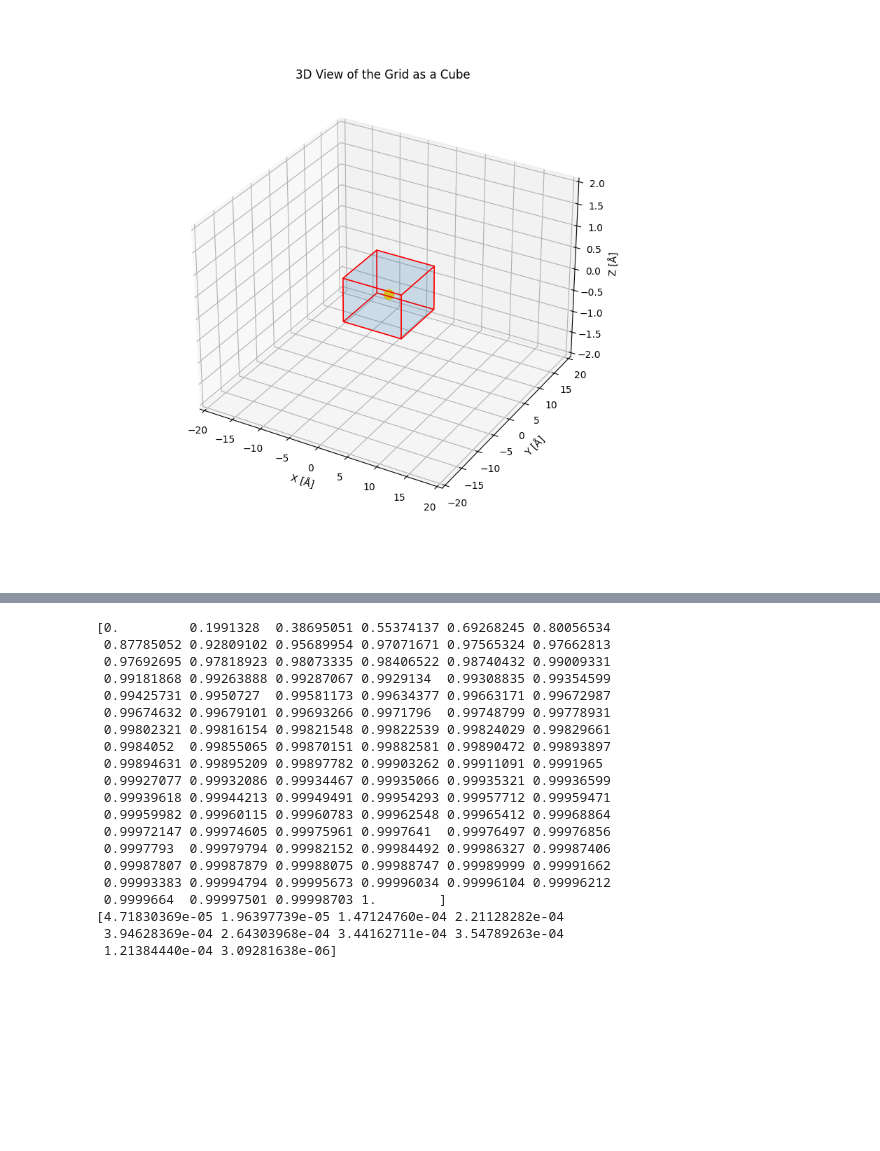
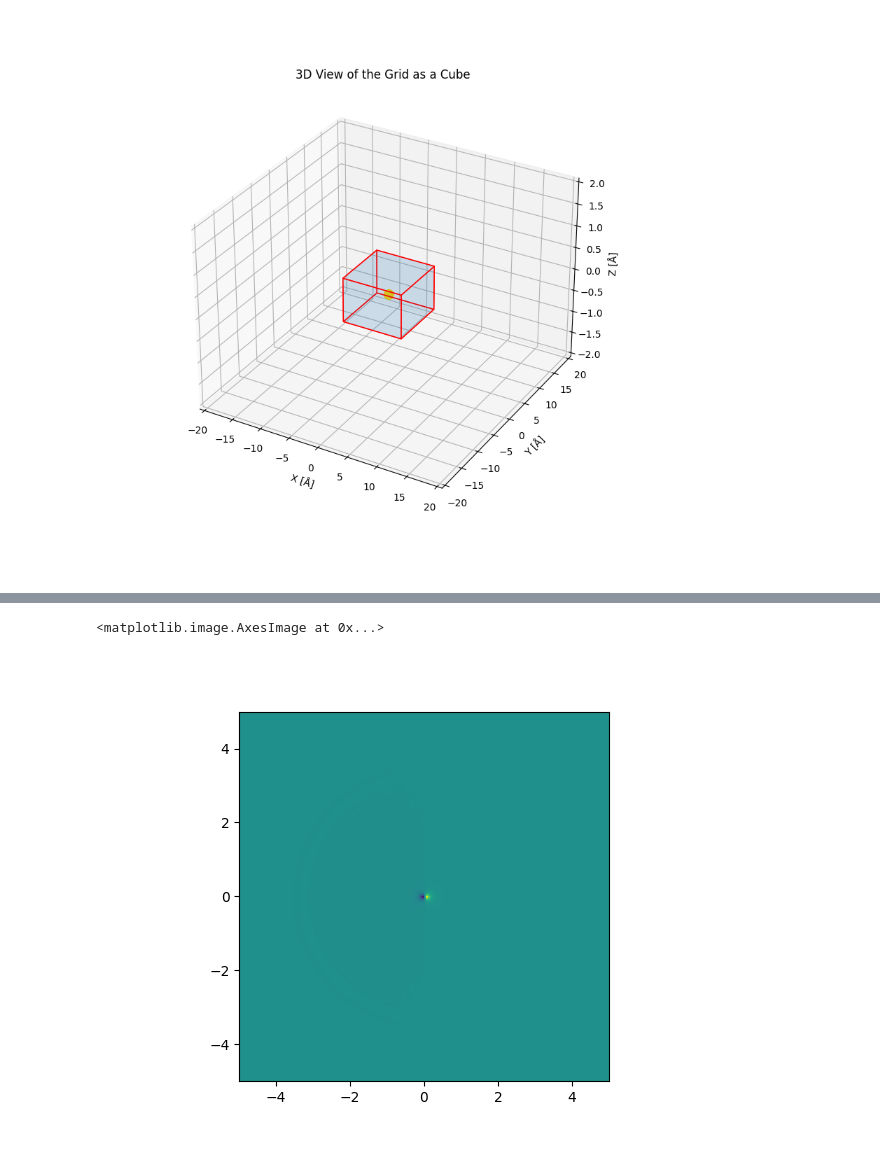
Before and after one commit to DavidLanders95/MonteCarloMS, a Jupyter notebook: Eikonal_scattering.ipynb, the cells around one changed output, grey strips where cells are left out. Saved outputs shown, nothing was run; the diff lists cells and outputs as text; code cells hidden in the pictures; blank space fills up the shorter version.

```diff
--- a/Eikonal_scattering.ipynb
+++ b/Eikonal_scattering.ipynb
@@ -497,45 +440,6 @@ Integral of P(θ, φ) over all solid angles: 1.0000000000000002
-# %%
-import numpy as np
-from scipy.integrate import cumtrapz
-from scipy.interpolate import interp1d
-
-# Compute the CDF
-cdf_theta = cumtrapz(P_theta_phi, theta_values, initial=0)
-cdf_theta /= cdf_theta[-1]  # Normalize to ensure it goes from 0 to 1
-
-print(cdf_theta)
-
-# Interpolate the inverse CDF
-inverse_cdf_theta = interp1d(cdf_theta, theta_values, kind='linear')
-
-# Number of samples you want to generate
-num_samples = 10
-
-# Generate random samples uniformly distributed between 0 and 1
-uniform_samples = np.random.uniform(0, 1, num_samples)
-
-# Transform the uniform samples into samples that follow the PDF
-theta_samples = inverse_cdf_theta(uniform_samples)
-
-print(theta_samples)
-# %% [output]
-[0.         0.1991328  0.38695051 0.55374137 0.69268245 0.80056534
- 0.87785052 0.92809102 0.95689954 0.97071671 0.97565324 0.97662813
- 0.97692695 0.97818923 0.98073335 0.98406522 0.98740432 0.99009331
- 0.99181868 0.99263888 0.99287067 0.9929134  0.99308835 0.99354599
- 0.99425731 0.9950727  0.99581173 0.99634377 0.99663171 0.99672987
- 0.99674632 0.99679101 0.99693266 0.9971796  0.99748799 0.99778931
- 0.99802321 0.99816154 0.99821548 0.99822539 0.99824029 0.99829661
- 0.9984052  0.99855065 0.99870151 0.99882581 0.99890472 0.99893897
- 0.99894631 0.99895209 0.99897782 0.99903262 0.99911091 0.9991965
- 0.99927077 0.99932086 0.99934467 0.99935066 0.99935321 0.99936599
- 0.99939618 0.99944213 0.99949491 0.99954293 0.99957712 0.99959471
- 0.99959982 0.99960115 0.99960783 0.99962548 0.99965412 0.99968864
- 0.99972147 0.99974605 0.99975961 0.9997641  0.99976497 0.99976856
- 0.9997793  0.99979794 0.99982152 0.99984492 0.99986327 0.99987406
- 0.99987807 0.99987879 0.99988075 0.99988747 0.99989999 0.99991662
- 0.99993383 0.99994794 0.99995673 0.99996034 0.99996104 0.99996212
- 0.9999664  0.99997501 0.99998703 1.        ]
-[4.71830369e-05 1.96397739e-05 1.47124760e-04 2.21128282e-04
- 3.94628369e-04 2.64303968e-04 3.44162711e-04 3.54789263e-04
- 1.21384440e-04 3.09281638e-06]
+# %%
+plt.figure()
+plt.imshow(dVdx_interp((xx, yy, 0)), extent = [-half_x, half_x, -half_y, half_y])
+# %% [output]
+<matplotlib.image.AxesImage at 0x...>
+[figure, added]
```
Also changed, not shown: parts of 10 cells of this notebook, 2 other files.
